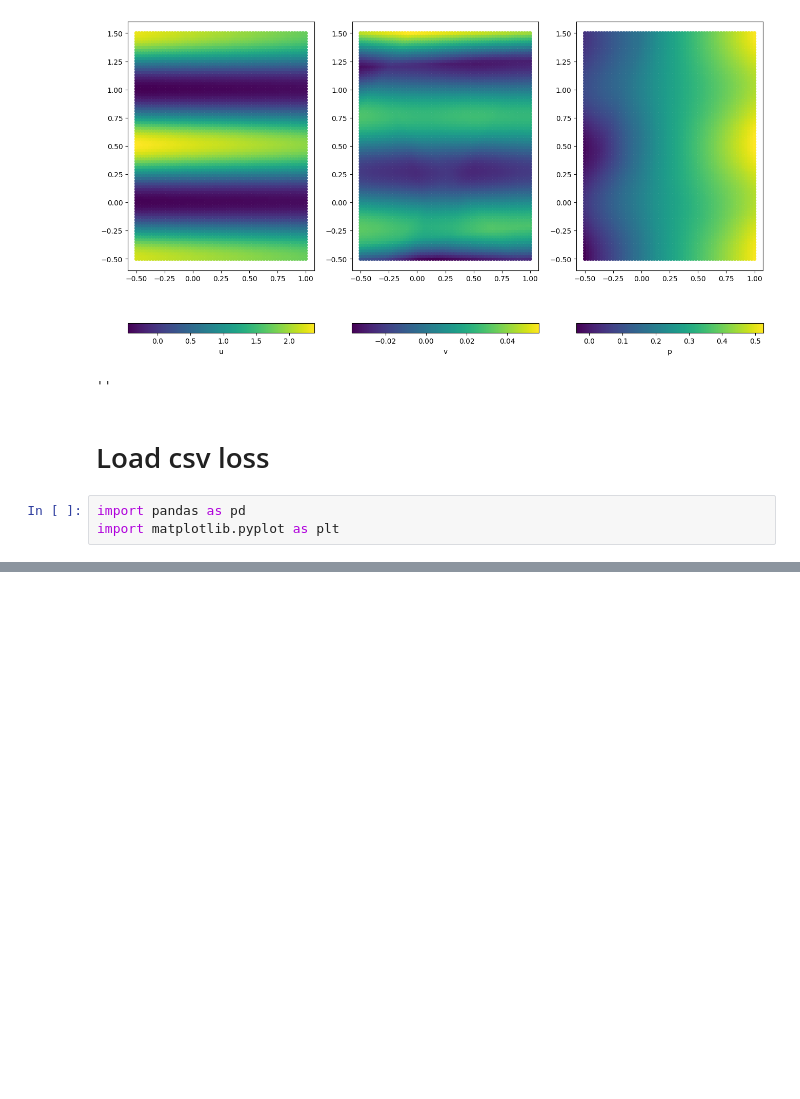
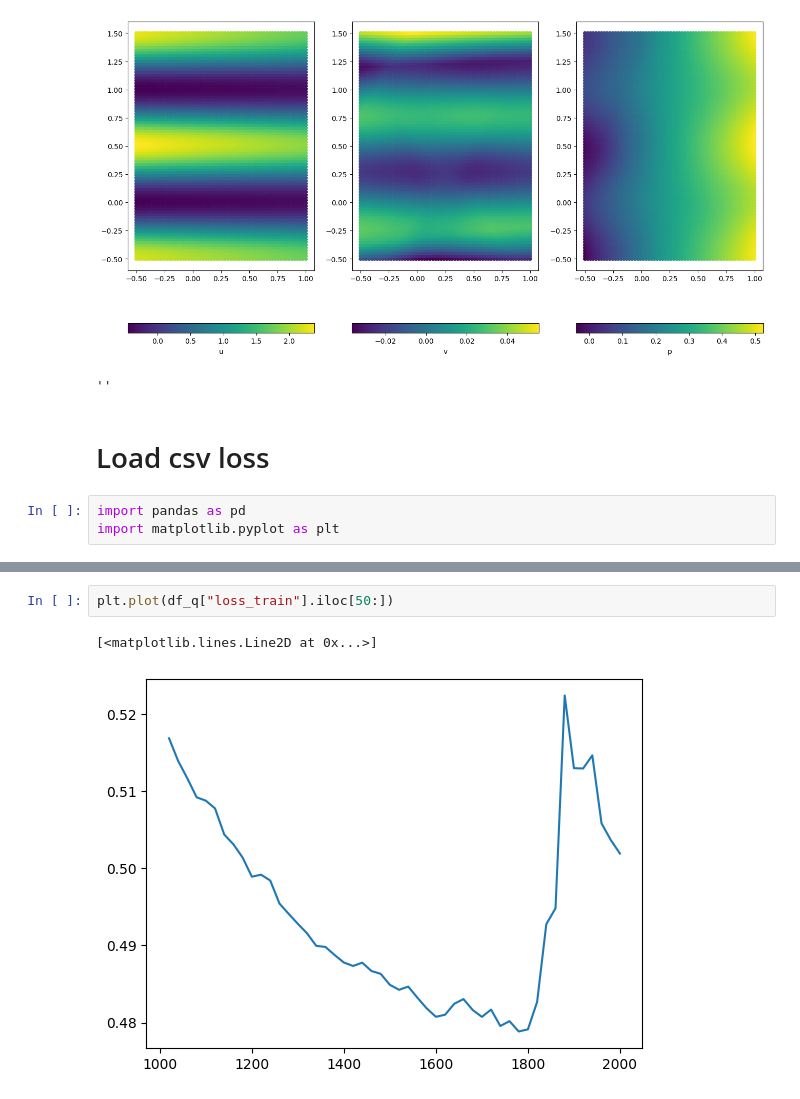
Before and after one commit to sedykh-ag/kovasznay_quantum, a Jupyter notebook: distr/testing.ipynb, the cells around one changed output, grey strips where cells are left out. Drawn from its saved outputs; the diff is of its cells as text; blank space fills up the shorter version.

```diff
--- a/distr/testing.ipynb
+++ b/distr/testing.ipynb
@@ -147,0 +138,5 @@ plt.show()
+# %%
+plt.plot(df_q["loss_train"].iloc[50:])
+# %% [output]
+[<matplotlib.lines.Line2D at 0x...>]
+[figure, added]
```
Also changed, not shown: parts of 10 cells of this notebook.
